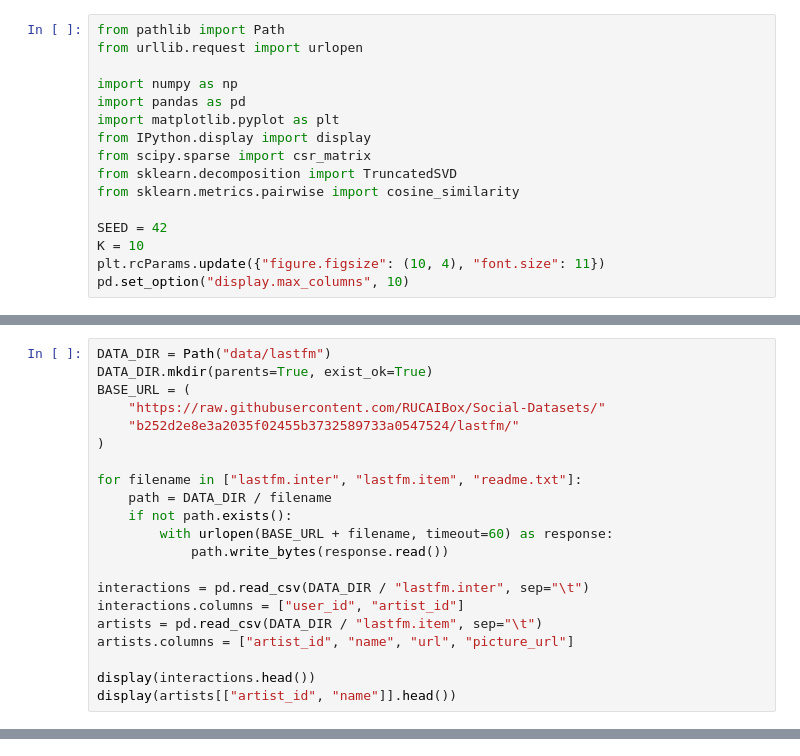
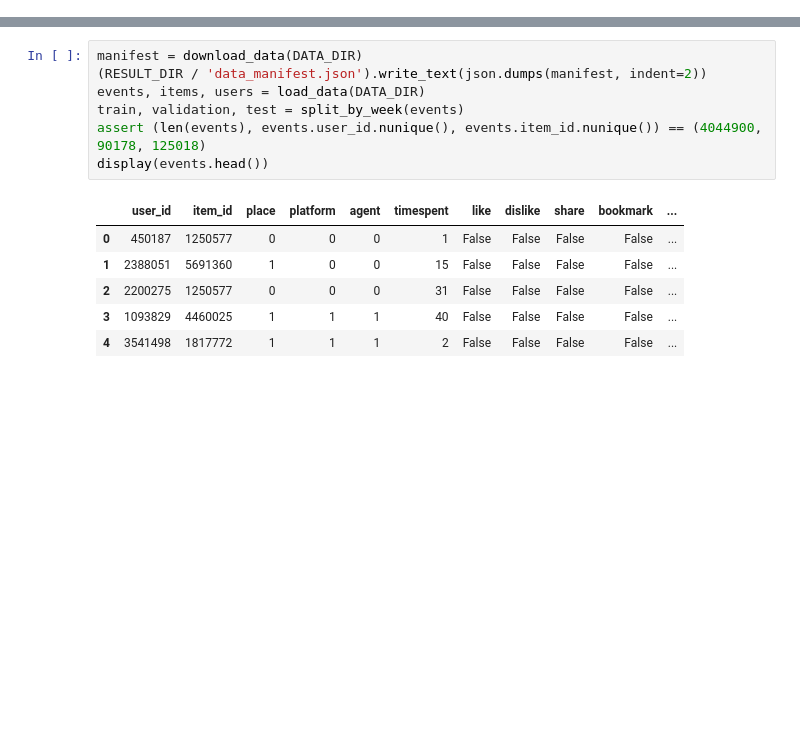
Before and after one commit to shirr9/lab2-recommender-systems, a Jupyter notebook: lab2_recommender_systems.ipynb, the cells around one changed output, grey strips where cells are left out. Drawn from its saved outputs; the diff is of its cells as text; blank space fills up the shorter version.

```diff
--- a/lab2_recommender_systems.ipynb
+++ b/lab2_recommender_systems.ipynb
@@ -5,16 +0,0 @@
-# %%
-from pathlib import Path
-from urllib.request import urlopen
-
-import numpy as np
-import pandas as pd
-import matplotlib.pyplot as plt
-from IPython.display import display
-from scipy.sparse import csr_matrix
-from sklearn.decomposition import TruncatedSVD
-from sklearn.metrics.pairwise import cosine_similarity
-
-SEED = 42
-K = 10
-plt.rcParams.update({"figure.figsize": (10, 4), "font.size": 11})
-pd.set_option("display.max_columns", 10)
@@ -30,21 +0,0 @@ pd.set_option("display.max_columns", 10)
-# %%
-DATA_DIR = Path("data/lastfm")
-DATA_DIR.mkdir(parents=True, exist_ok=True)
-BASE_URL = (
-    "https://raw.githubusercontent.com/RUCAIBox/Social-Datasets/"
-    "b252d2e8e3a2035f02455b3732589733a0547524/lastfm/"
-)
-
-for filename in ["lastfm.inter", "lastfm.item", "readme.txt"]:
-    path = DATA_DIR / filename
-    if not path.exists():
-        with urlopen(BASE_URL + filename, timeout=60) as response:
-            path.write_bytes(response.read())
-
-interactions = pd.read_csv(DATA_DIR / "lastfm.inter", sep="\t")
-interactions.columns = ["user_id", "artist_id"]
-artists = pd.read_csv(DATA_DIR / "lastfm.item", sep="\t")
-artists.columns = ["artist_id", "name", "url", "picture_url"]
-
-display(interactions.head())
-display(artists[["artist_id", "name"]].head())
@@ -487,0 +199,14 @@ Unexpectedness переводим в проценты умножением на
+# %%
+manifest = download_data(DATA_DIR)
+(RESULT_DIR / 'data_manifest.json').write_text(json.dumps(manifest, indent=2))
+events, items, users = load_data(DATA_DIR)
+train, validation, test = split_by_week(events)
+assert (len(events), events.user_id.nunique(), events.item_id.nunique()) == (4044900, 90178, 125018)
+display(events.head())
+# %% [output]
+|  | user_id | item_id | place | platform | agent | timespent | like | dislike | share | bookmark | ... |
+| 0 | 450187 | 1250577 | 0 | 0 | 0 | 1 | False | False | False | False | ... |
+| 1 | 2388051 | 5691360 | 1 | 0 | 0 | 15 | False | False | False | False | ... |
+| 2 | 2200275 | 1250577 | 0 | 0 | 0 | 31 | False | False | False | False | ... |
+| 3 | 1093829 | 4460025 | 1 | 1 | 1 | 40 | False | False | False | False | ... |
+| 4 | 3541498 | 1817772 | 1 | 1 | 1 | 2 | False | False | False | False | ... |
```
Also changed, not shown: parts of 51 cells of this notebook.
